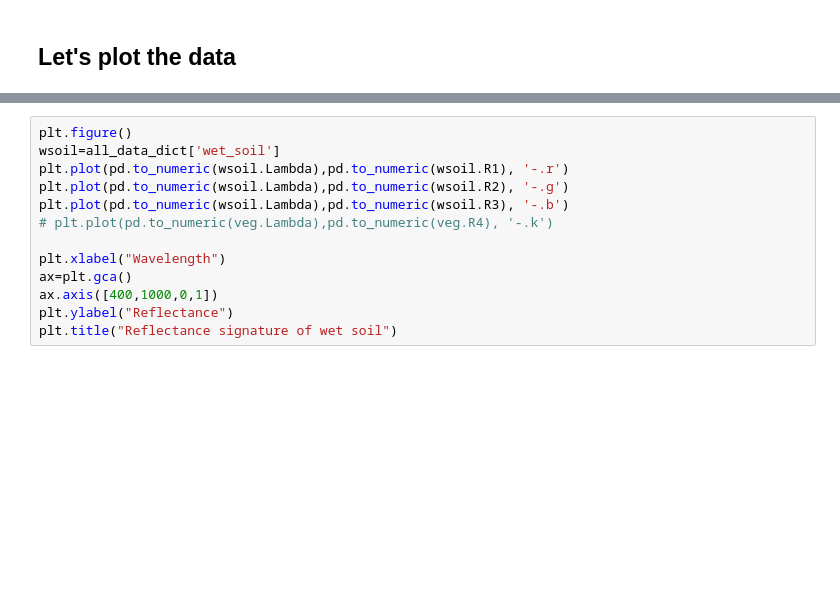
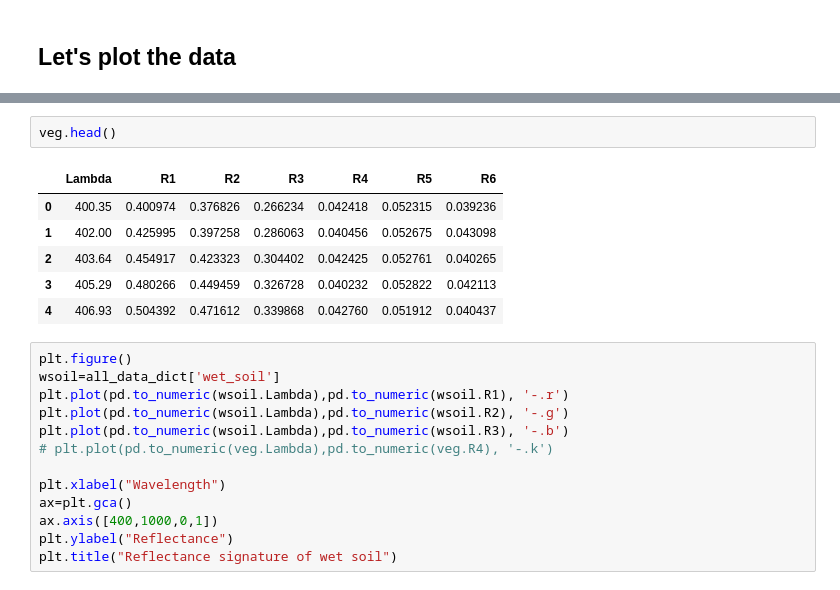
Before and after one commit to rahulrajias/GNR631_Tutorial, a Jupyter notebook: spectral_signatures/GNR_631_tutorial.ipynb, the cells around one changed output, grey strips where cells are left out. Saved outputs shown, nothing was run; the diff lists cells and outputs as text; blank space fills up the shorter version.

```diff
--- a/spectral_signatures/GNR_631_tutorial.ipynb
+++ b/spectral_signatures/GNR_631_tutorial.ipynb
@@ -98,3 +104,12 @@ Text(0.5,1,'Reflectance signature of vegetation')
+# %%
+veg.head()
+# %% [output]
+|  | Lambda | R1 | R2 | R3 | R4 | R5 | R6 |
+| 0 | 400.35 | 0.400974 | 0.376826 | 0.266234 | 0.042418 | 0.052315 | 0.039236 |
+| 1 | 402.00 | 0.425995 | 0.397258 | 0.286063 | 0.040456 | 0.052675 | 0.043098 |
+| 2 | 403.64 | 0.454917 | 0.423323 | 0.304402 | 0.042425 | 0.052761 | 0.040265 |
+| 3 | 405.29 | 0.480266 | 0.449459 | 0.326728 | 0.040232 | 0.052822 | 0.042113 |
+| 4 | 406.93 | 0.504392 | 0.471612 | 0.339868 | 0.042760 | 0.051912 | 0.040437 |
 # %%
 plt.figure()
 wsoil=all_data_dict['wet_soil']
```
Also changed, not shown: parts of 3 cells of this notebook, 26 other files.
